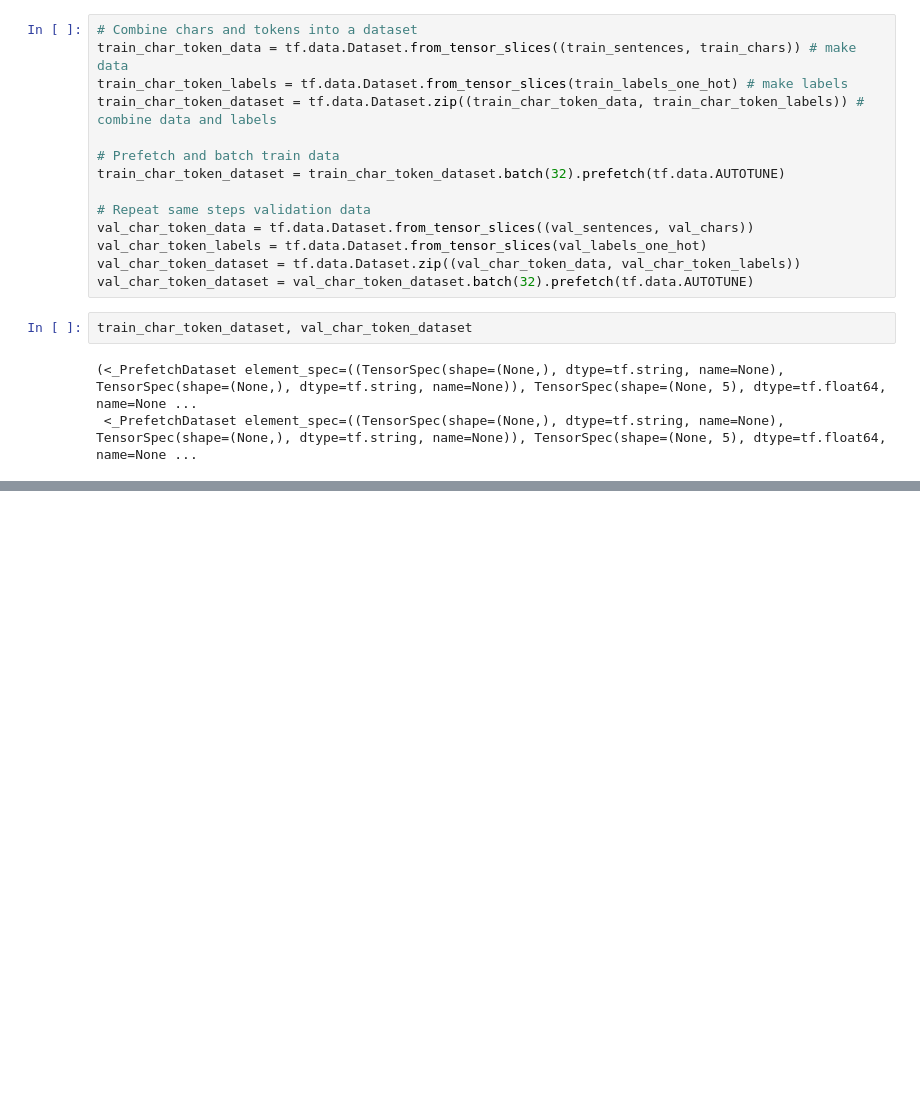
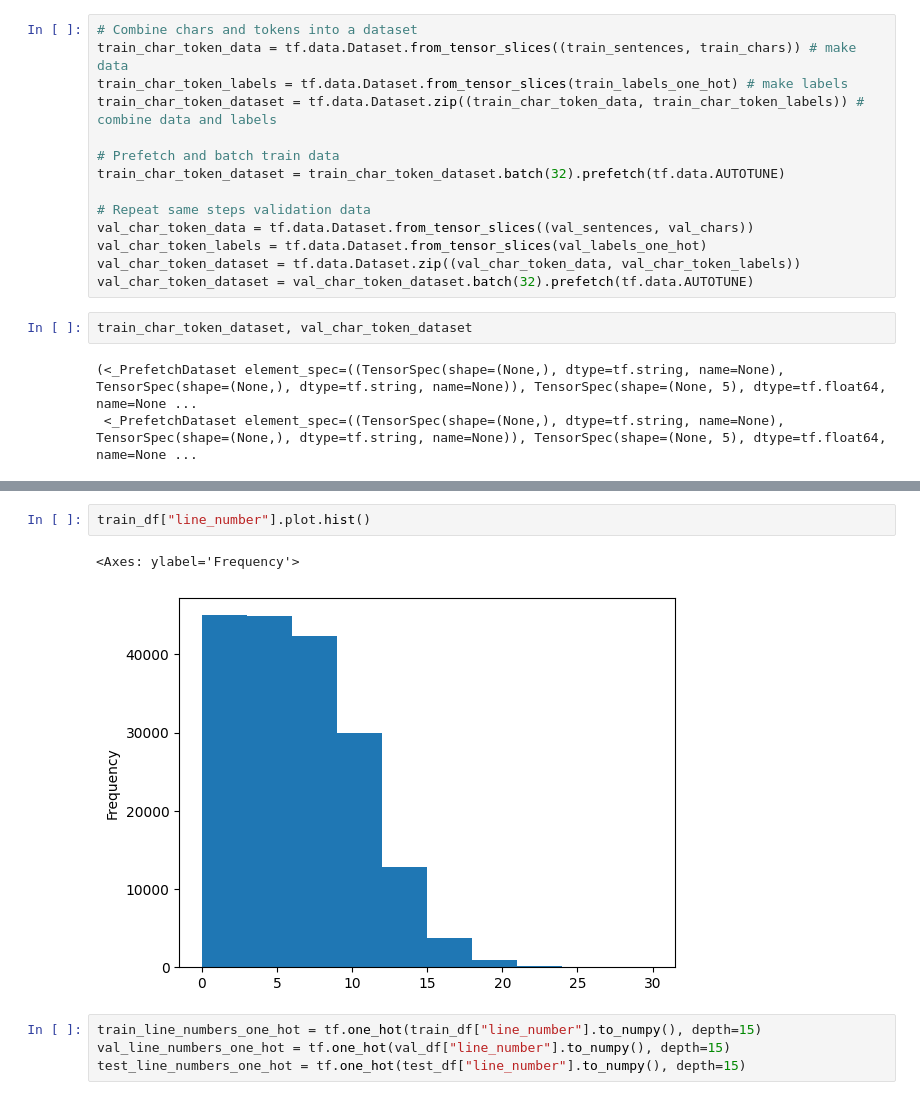
Before and after one commit to Chandu106/Natural_Language_Processing_SkimLit_Project02, a Jupyter notebook: SkimLit_project.ipynb, the cells around one changed output, grey strips where cells are left out. Cells and saved outputs as stored; diff of their text form; blank space fills up the shorter version.

```diff
--- a/SkimLit_project.ipynb
+++ b/SkimLit_project.ipynb
@@ -965,0 +997,9 @@ model_4_results
+# %%
+train_df["line_number"].plot.hist()
+# %% [output]
+<Axes: ylabel='Frequency'>
+[figure, added]
+# %%
+train_line_numbers_one_hot = tf.one_hot(train_df["line_number"].to_numpy(), depth=15)
+val_line_numbers_one_hot = tf.one_hot(val_df["line_number"].to_numpy(), depth=15)
+test_line_numbers_one_hot = tf.one_hot(test_df["line_number"].to_numpy(), depth=15)
```
Also changed, not shown: parts of 50 cells of this notebook.
